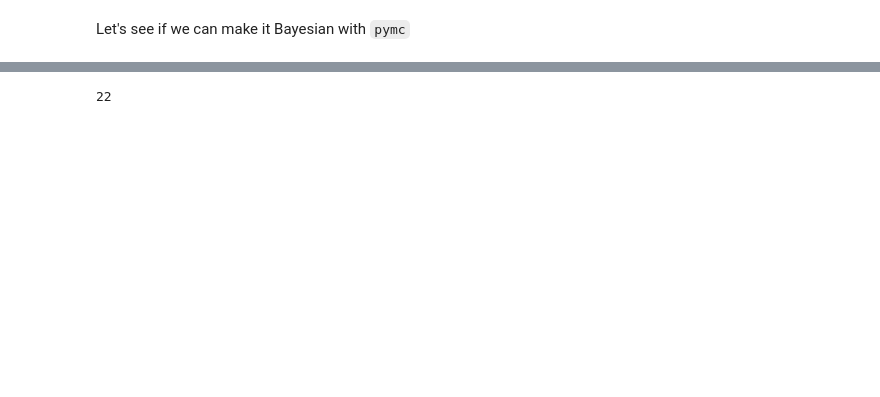
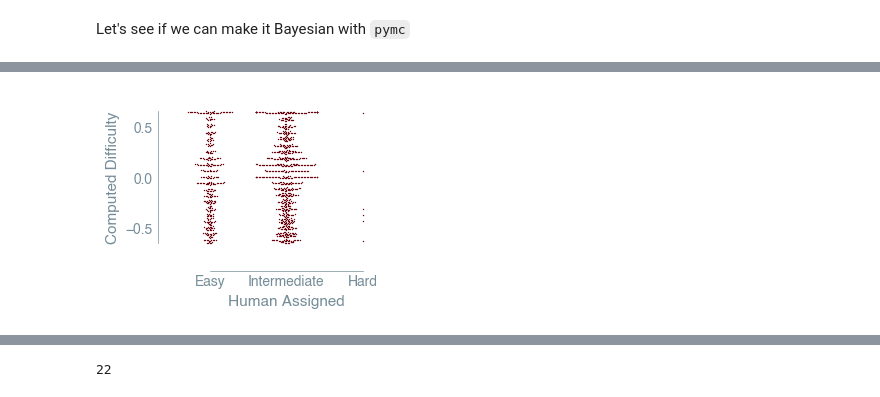
Before and after one commit to lamalab-org/irt-on-bench, a Jupyter notebook: nbs/irt.ipynb, the cells around one changed output, grey strips where cells are left out. Saved outputs shown, nothing was run; the diff lists cells and outputs as text; code cells hidden in the pictures; blank space fills up the shorter version.

```diff
--- a/nbs/irt.ipynb
+++ b/nbs/irt.ipynb
@@ -515,7 +545,7 @@ difficulty_vector = trace_all_correct.posterior['difficulties'].mean(dim=['chain
 # %%
 # load json file
 import json
-with open('/Users/n0w0f/git/n0w0f/irt-on-bench/data/difficulty_dict.json', 'r') as f:
+with open('../data/difficulty_dict.json', 'r') as f:
     difficulty_dict = json.load(f)
 # %%
 difficulty_vector_dataframe = pd.DataFrame(difficulty_vector, columns=['difficulty'])
@@ -608,3 +686,7 @@ def plot_difficulty_violin(df):
+# %%
+plot_difficulty_swarm(difficulty_vector_dataframe)
+# %% [output]
+[figure, added]
 # %%
 plot_difficulty_violin(difficulty_vector_dataframe)
 # %% [output]
```
Also changed, not shown: parts of 41 cells of this notebook, 21 other files.
